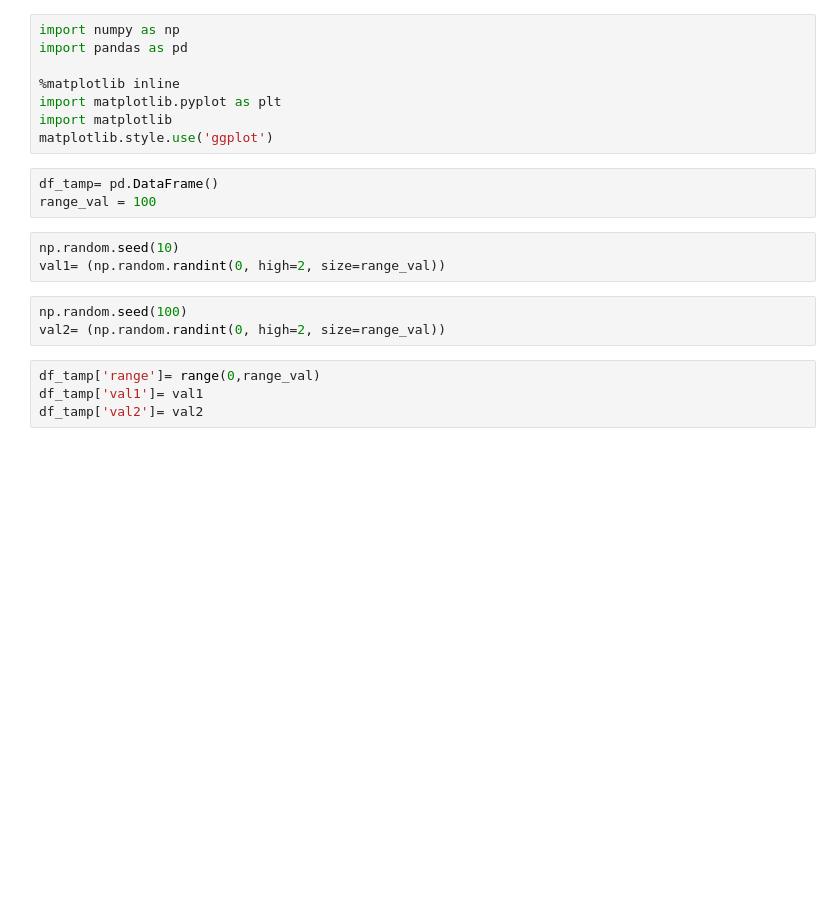
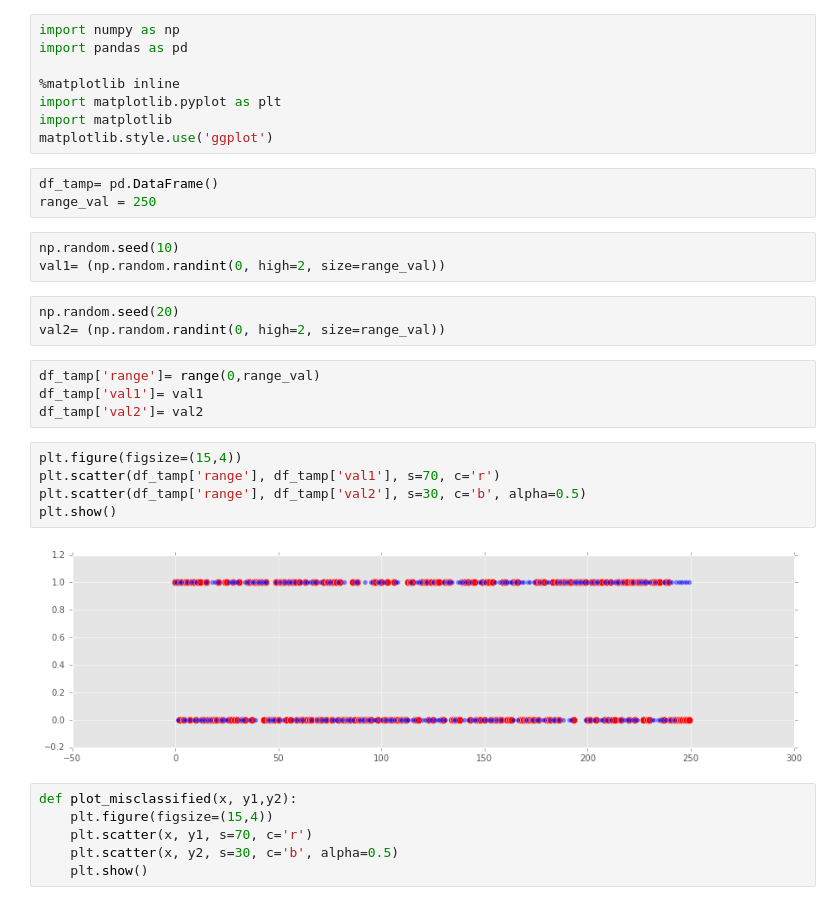
Before and after one commit to hamzafar/titanic_competition, a Jupyter notebook: plot missclassified.ipynb, the cells around one changed output. Cells and saved outputs as stored; diff of their text form; blank space fills up the shorter version.

Commit message:
drill down misclassified data

```diff
--- a/plot missclassified.ipynb
+++ b/plot missclassified.ipynb
@@ -8,14 +8,27 @@ import matplotlib
 matplotlib.style.use('ggplot')
 # %%
 df_tamp= pd.DataFrame()
-range_val = 100
+range_val = 250
 # %%
 np.random.seed(10)
 val1= (np.random.randint(0, high=2, size=range_val))
 # %%
-np.random.seed(100)
+np.random.seed(20)
 val2= (np.random.randint(0, high=2, size=range_val))
 # %%
 df_tamp['range']= range(0,range_val)
 df_tamp['val1']= val1
 df_tamp['val2']= val2
+# %%
+plt.figure(figsize=(15,4))
+plt.scatter(df_tamp['range'], df_tamp['val1'], s=70, c='r')
+plt.scatter(df_tamp['range'], df_tamp['val2'], s=30, c='b', alpha=0.5)
+plt.show()
+# %% [output]
+[figure, added]
+# %%
+def plot_misclassified(x, y1,y2):
+    plt.figure(figsize=(15,4))
+    plt.scatter(x, y1, s=70, c='r')
+    plt.scatter(x, y2, s=30, c='b', alpha=0.5)
+    plt.show()
```
Also changed, not shown: parts of 9 cells of this notebook.
